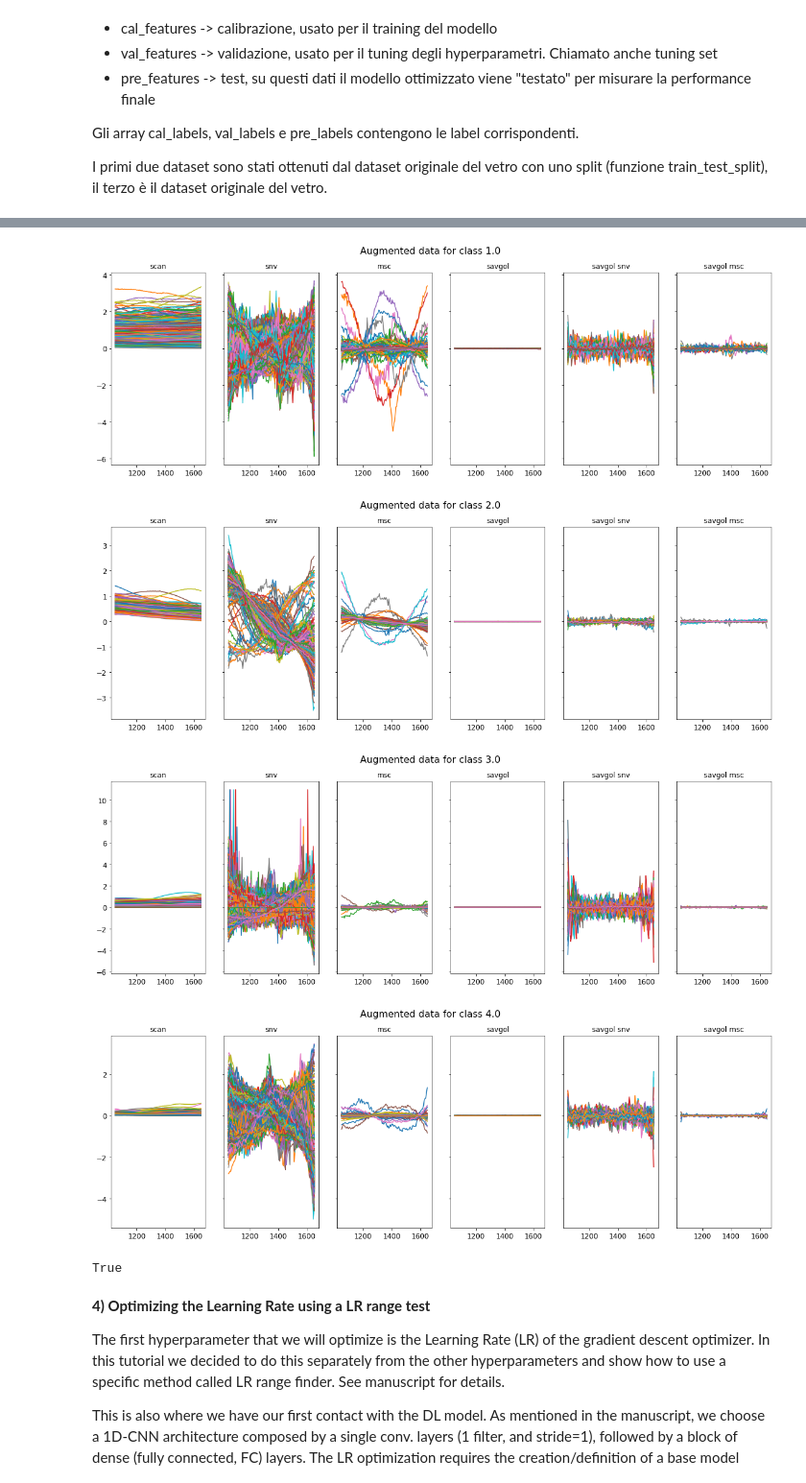
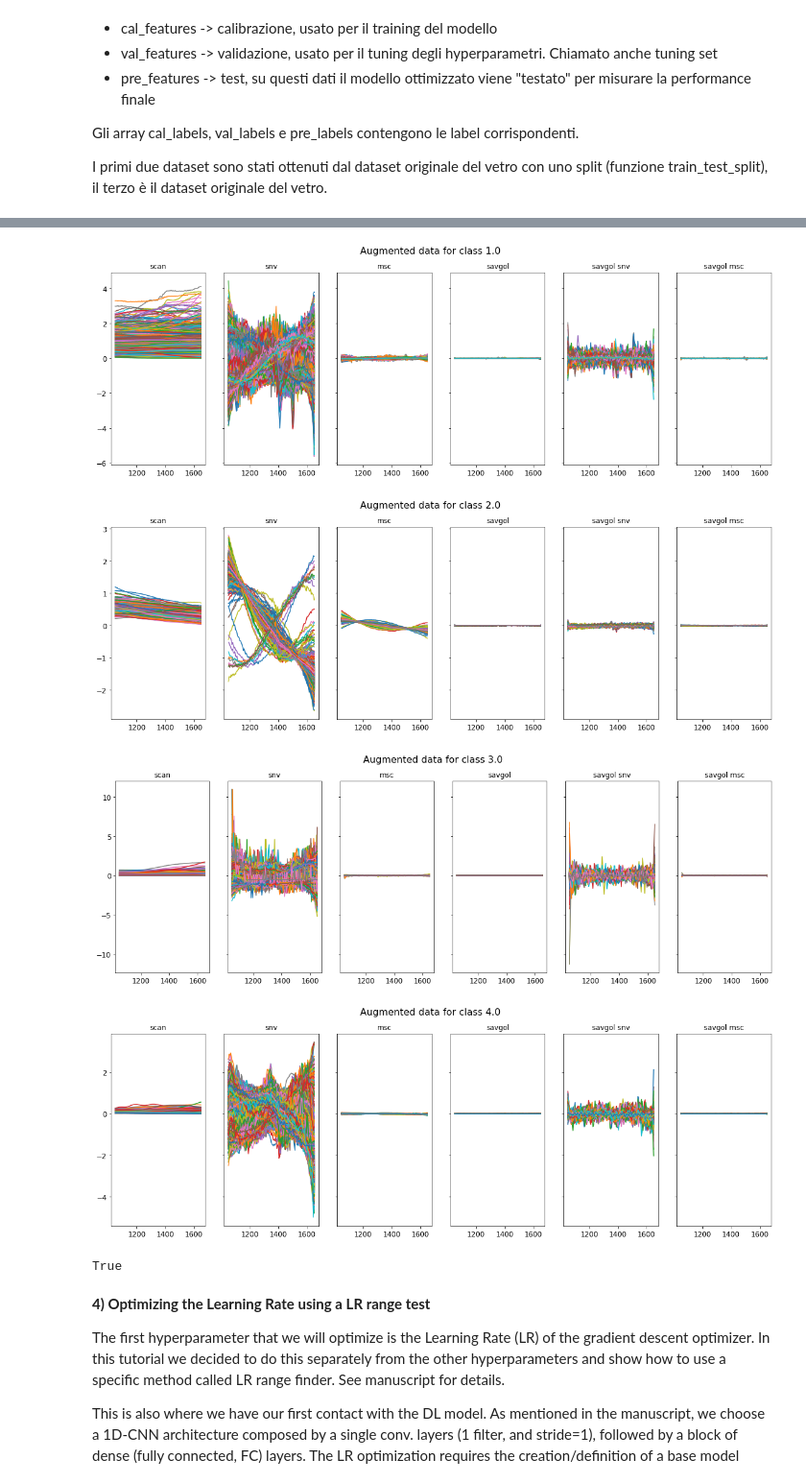
Before and after one commit to giustinod/nir-data, a Jupyter notebook: CNN_optimization_for_classification.ipynb, the cells around one changed output, grey strips where cells are left out. Shown at 96% size. Drawn from its saved outputs; the diff is of its cells as text; code cells hidden in the pictures.

```diff
--- a/CNN_optimization_for_classification.ipynb
+++ b/CNN_optimization_for_classification.ipynb
@@ -597,17 +560,25 @@ pd.options.mode.chained_assignment = None  # default='warn'
 df = pd.read_csv('DataSetTraining.csv', header=0)
 df = df.loc[df['Class'].isin(selected_classes)]
 df = df.replace({"Class": df_map})
-# print(df.groupby(['Class']).count().iloc[:, :1])
-
-n_class_rows_training = 2900
-n_class_rows_validation = 1300
+print(df.groupby(['Class']).count().iloc[:, :1])
 
 # sampling same number of rows for each class
 dft = pd.DataFrame(data=None, columns=df.columns)
 for i in df_map.values():
-  dft = pd.concat([dft, df.loc[df['Class'] == i].sample(\
-                n = n_class_rows_training + random.randint(1, 10), axis = 0,\
-                replace = False)], ignore_index = True)
+  perc = 1
+  if i == 1:
+    perc = 0.23
+  if i == 3:
+    perc = 0.05
+
+  df1 = df.loc[df['Class'] == i].sample(frac = perc, axis = 0, replace = False)
+  df1.reset_index(drop = True, inplace = True)
+  to_del = mahalanobis(msc(df1.values[:, 1:]))
+  # to_del2 = mahalanobis(snv(df1.values[:, 1:]))
+  # to_del = np.concatenate((to_del1, to_del2), axis = 1)
+  print('Outliers mahalanobis #', np.unique(to_del).shape)
+  df1.drop(to_del[0], axis = 0, inplace = True)
+  dft = pd.concat([dft, df1], ignore_index = True)
 
 dft = dft.astype({"Class": np.int64})
 print('Dims training ds: ', dft.shape)
@@ -623,9 +594,20 @@ df = df.replace({"Class": df_map})
 # sampling same number of rows for each class
 dfv = pd.DataFrame(data=None, columns=df.columns)
 for i in df_map.values():
-  dfv = pd.concat([dfv, df.loc[df['Class'] == i].sample(\
-                  n = n_class_rows_validation + random.randint(1, 10), axis = 0,\
-                  replace = False)], ignore_index = True)
+  perc = 1
+  if i == 1:
+    perc = 0.23
+  if i == 3:
+    perc = 0.05
+
+  df1 = df.loc[df['Class'] == i].sample(frac = perc, axis = 0, replace = False)
+  df1.reset_index(drop = True, inplace = True)
+  to_del = mahalanobis(msc(df1.values[:, 1:]))
+  # to_del2 = mahalanobis(snv(df1.values[:, 1:]))
+  # to_del = np.concatenate((to_del1, to_del2), axis = 1)
+  print('Outliers mahalanobis #', np.unique(to_del).shape)
+  df1.drop(to_del[0], axis = 0, inplace = True)
+  dfv = pd.concat([dfv, df1], ignore_index = True)
 
 dfv = dfv.astype({"Class": np.int64})
 print('Dims validation ds: ', dfv.shape)
@@ -704,4 +686,7 @@ upload_file('y_tuning.npy')
 with open('x_tuning_scaled_col.npy', 'wb') as f:
     np.save(f, x_tuning_scaled_col)
 upload_file('x_tuning_scaled_col.npy')
+with open('x_test_scaled_col.npy', 'wb') as f:
+    np.save(f, x_test_scaled_col)
+upload_file('x_test_scaled_col.npy')
 # %% [output]
@@ -725,7 +711,7 @@ Class
-[figure, old version]
+[figure, new version]
-[figure, old version]
+[figure, new version]
-[figure, old version]
+[figure, new version]
-[figure, old version]
+[figure, new version]
 True
 # %% [markdown]
 **4) Optimizing the Learning Rate using a LR range test**
```
Also changed, not shown: parts of 9 cells of this notebook.
